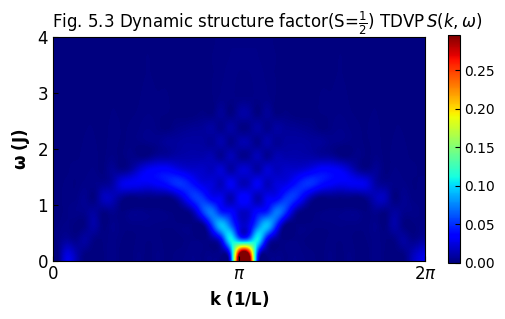
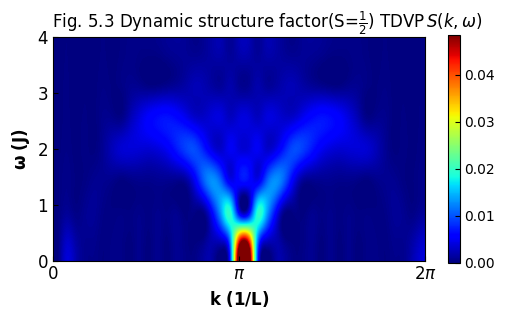
Code edit (unified diff) that turned the first committed figure into the second:
--- before
+++ after
@@ -6,7 +6,7 @@
 Correlation = Correlation @ np.diag(phase_factor)
 Spec = np.absolute(np.fft.fft2(Correlation))
-Spec = Spec[:, 16:0:-1]
+#Spec = Spec[:, 16:0:-1]
 Spec = Spec/np.size(Spec)
-# Spec = Spec[:, 1065:1090]
+Spec = Spec[:, 1:int(tau*time_slice)]
 NumOmega = np.shape(Spec)[1]
 K = np.outer(np.linspace(0, np.pi * 2, N), np.ones(NumOmega))
@@ -19,5 +19,5 @@
 cbar = fig.colorbar(im, ax=ax,shrink = 0.74)
 cbar.ax.set_title(r'$S(k,\omega)$')
-
+plt.rcParams['font.family'] = 'Arial'
 plt.xticks([0,5,10],['0',r"$\pi$",r"$2\pi$"],fontsize = 12)
 plt.xlabel(r'$\mathbf{k \ (1/L)}$',fontsize = 12)

Commit: 使用 Colab 创建而成